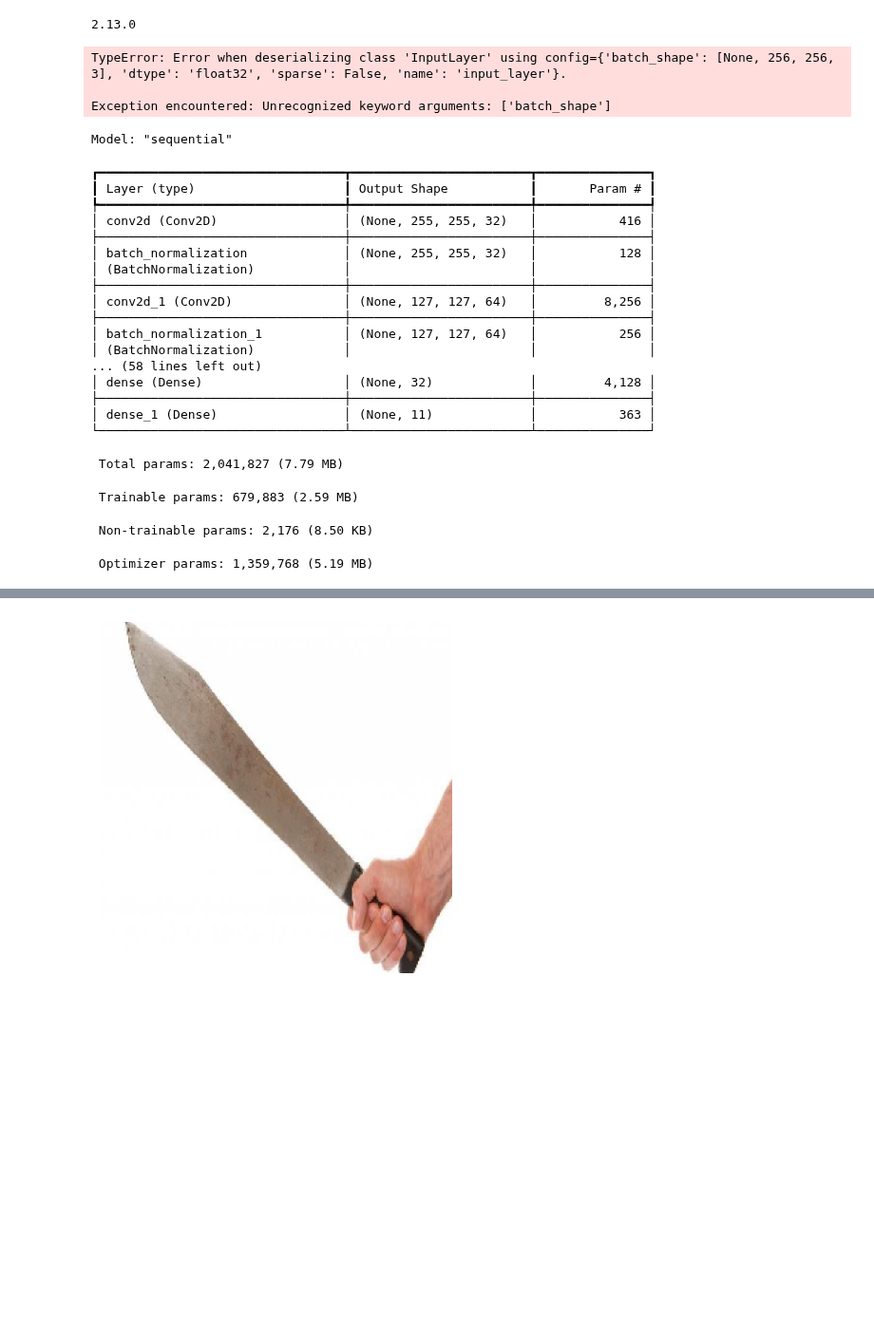
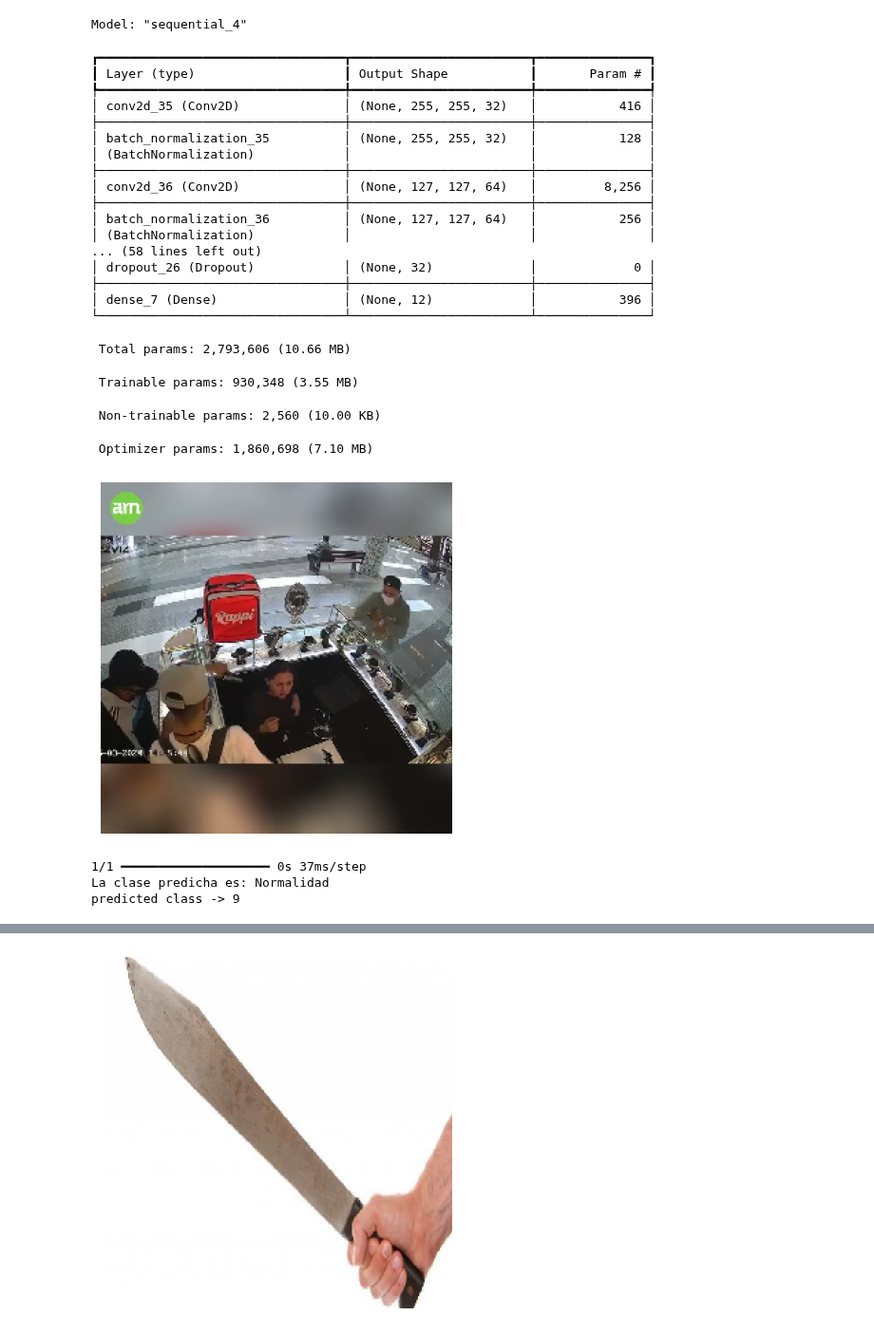
Before and after one commit to CarlosIsaelRamirezGonzalez/AlertIA, a Jupyter notebook: Artificial_Intelligence/AI.ipynb, the cells around one changed output, grey strips where cells are left out. Shown at 95% size. Cells and saved outputs as stored; diff of their text form; code cells hidden in the pictures; blank space fills up the shorter version.

```diff
--- a/Artificial_Intelligence/AI.ipynb
+++ b/Artificial_Intelligence/AI.ipynb
@@ -35,39 +6,30 @@ WARNING: Ignoring invalid distribution ~ensorflow-intel (C:\Users\Carlos Ramirez
-# %%
-import tensorflow as tf
-print(tf.__version__)
-# %% [output]
-2.13.0
 # %%
-model = load_model("C:/Users/Carlos Ramirez/Downloads/AlertAI-accuracy.keras")
+model = load_model("C:/Users/taqui/Downloads/AlertAI-accuracy_best.keras")
-# %% [output]
-TypeError: Error when deserializing class 'InputLayer' using config={'batch_shape': [None, 256, 256, 3], 'dtype': 'float32', 'sparse': False, 'name': 'input_layer'}.
-
-Exception encountered: Unrecognized keyword arguments: ['batch_shape']
 # %%
 model.summary()
 # %% [output]
-Model: "sequential"
+Model: "sequential_4"
 ┏━━━━━━━━━━━━━━━━━━━━━━━━━━━━━━━━━┳━━━━━━━━━━━━━━━━━━━━━━━━┳━━━━━━━━━━━━━━━┓
 ┃ Layer (type)                    ┃ Output Shape           ┃       Param # ┃
 ┡━━━━━━━━━━━━━━━━━━━━━━━━━━━━━━━━━╇━━━━━━━━━━━━━━━━━━━━━━━━╇━━━━━━━━━━━━━━━┩
-│ conv2d (Conv2D)                 │ (None, 255, 255, 32)   │           416 │
+│ conv2d_35 (Conv2D)              │ (None, 255, 255, 32)   │           416 │
 ├─────────────────────────────────┼────────────────────────┼───────────────┤
-│ batch_normalization             │ (None, 255, 255, 32)   │           128 │
+│ batch_normalization_35          │ (None, 255, 255, 32)   │           128 │
 │ (BatchNormalization)            │                        │               │
 ├─────────────────────────────────┼────────────────────────┼───────────────┤
-│ conv2d_1 (Conv2D)               │ (None, 127, 127, 64)   │         8,256 │
+│ conv2d_36 (Conv2D)              │ (None, 127, 127, 64)   │         8,256 │
 ├─────────────────────────────────┼────────────────────────┼───────────────┤
-│ batch_normalization_1           │ (None, 127, 127, 64)   │           256 │
+│ batch_normalization_36          │ (None, 127, 127, 64)   │           256 │
 │ (BatchNormalization)            │                        │               │
 ... (58 lines left out)
-│ dense (Dense)                   │ (None, 32)             │         4,128 │
+│ dropout_26 (Dropout)            │ (None, 32)             │             0 │
 ├─────────────────────────────────┼────────────────────────┼───────────────┤
-│ dense_1 (Dense)                 │ (None, 11)             │           363 │
+│ dense_7 (Dense)                 │ (None, 12)             │           396 │
 └─────────────────────────────────┴────────────────────────┴───────────────┘
- Total params: 2,041,827 (7.79 MB)
+ Total params: 2,793,606 (10.66 MB)
- Trainable params: 679,883 (2.59 MB)
+ Trainable params: 930,348 (3.55 MB)
- Non-trainable params: 2,176 (8.50 KB)
+ Non-trainable params: 2,560 (10.00 KB)
- Optimizer params: 1,359,768 (5.19 MB)
+ Optimizer params: 1,860,698 (7.10 MB)
 # %%
 import numpy as np
 import matplotlib.pyplot as plt
@@ -75,7 +37,8 @@ from keras.preprocessing import image
 from keras.models import load_model
 
 # Ruta de la imagen
-image_path = "/kaggle/input/alertai-dataset/Test/Enca�onamiento/imagenV199.jpg"
+# "C:\Users\taqui\Downloads\forum.png"
+image_path = "C:/Users/taqui/Downloads/plazaForum.jpg"
 
 # Carga la imagen y la convierte en un array numpy
 img = image.load_img(image_path, target_size=(256, 256))
@@ -89,31 +52,36 @@ img_array = np.expand_dims(img_array, axis=0)
 
 # Muestra la imagen utilizando matplotlib
 plt.imshow(img_array[0])
 plt.axis('off')  # Desactiva los ejes
 plt.show()
 
 # Haz predicciones
 predictions = model.predict(img_array)
 
 # Obtener la clase predicha
 predicted_class = np.argmax(predictions, axis=1)
 
 # Diccionario de clases (debe coincidir con las clases que usaste en el entrenamiento)
 class_labels = {
     0: "Arma blanca",
     1: "Arma corta",
     2: "Arma larga",
     3: "Ataque de perro",
     4: "Choques",
     5: "Encañonamiento",
     6: "Forcejeos",
     7: "Golpe",
     8: "Incendio",
     9: "Normalidad",
     10: "Patada",
-    11: "Persona herida"
+    11: "Persona herida",
 }
 
 # Imprime la clase predicha
 print(f"La clase predicha es: {class_labels[predicted_class[0]]}")
 print(f'predicted class -> {predicted_class[0]}')
+# %% [output]
+[figure, added]
+1/1 ━━━━━━━━━━━━━━━━━━━━ 0s 37ms/step
+La clase predicha es: Normalidad
+predicted class -> 9
```
Also changed, not shown: parts of 3 cells of this notebook, 3 other files.
